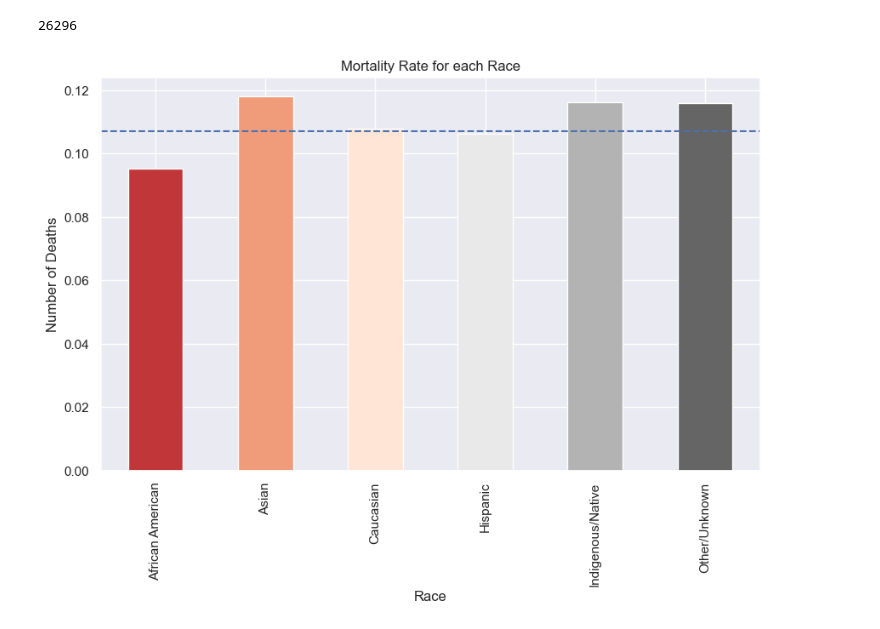
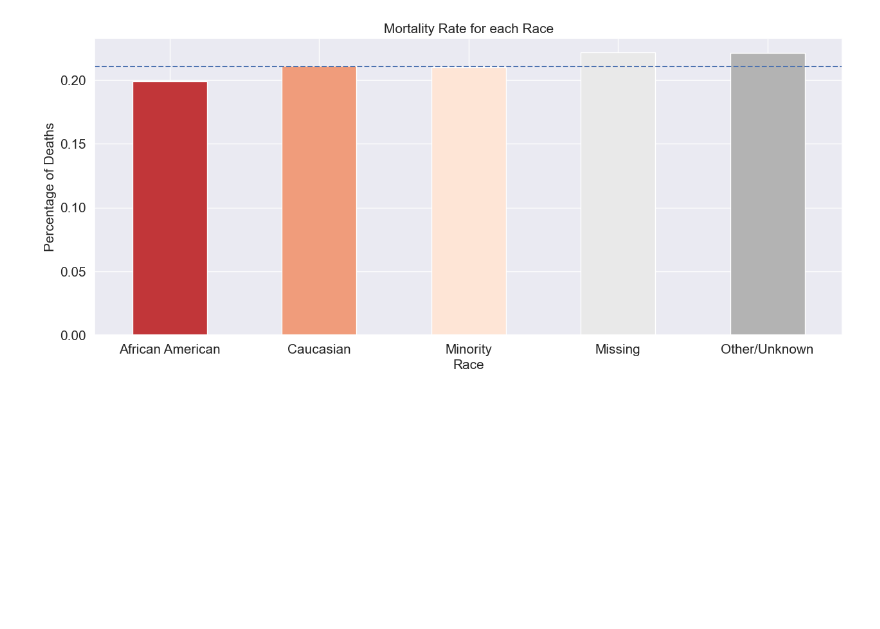
Before and after one commit to sebasmos/Data-Drift, a Jupyter notebook: patients.ipynb, the cells around one changed output. Saved outputs shown, nothing was run; the diff lists cells and outputs as text; code cells hidden in the pictures; blank space fills up the shorter version.

```diff
--- a/patients.ipynb
+++ b/patients.ipynb
@@ -108,2 +92,4 @@ df = pd.concat([df_old, df_new], axis=0, ignore_index=True)
+# %%
+df_first_admission = df_pre_clean[df_pre_clean['HOSP_NUM'] == 1]
 # %%
-df = df[df['has_sepsis'] == 1]
+df = df_first_admission[df_first_admission['has_sepsis'] == 1]
@@ -121,6 +111,4 @@ df['set'] = df['hospitaldischargeyear'].apply(
         )
     )
 )
-# %%
-df = df.dropna(subset=['hospitaldischargeyear', 'hosp_los', 'hosp_mortality', 'set', 'age_num', 'ethnicity', 'region'])
 # %%
@@ -130,6 +124,12 @@ len(df)
 # %%
 df['los_7d'] = df['hosp_los'].apply(lambda x: 1 if x >= 7 else 0)
+# df['ethnicity'] = df['ethnicity'].replace({'Black/African American': 'African American',
+#                                            '': 'Missing',
+#                                            'Native American':'Indigenous/Native'})
 df['ethnicity'] = df['ethnicity'].replace({'Black/African American': 'African American',
-                                           '': 'Other/Unknown',
-                                           'Native American':'Indigenous/Native'})
-df = df.fillna({'ethnicity':'Other/Unknown'})
+                                           'Indigenous/Native': 'Minority',
+                                           '': 'Minority',
+                                           'Asian': 'Minority',
+                                           'Hispanic': 'Minority',
+                                           'Native American':'Minorty'})
+df = df.fillna({'ethnicity':'Missing'})
@@ -225,17 +182,19 @@ plt.show()
-# %%
-len(df)
-# %% [output]
-26296
 # %%
-plt.figure(figsize=(10, 6))
+plt.figure(figsize=(15, 6))
 df.groupby('ethnicity')['hosp_mortality'].mean().plot(kind='bar', color=sns.color_palette('RdGy'))
 
-plt.xlabel('Race')
-plt.ylabel('Number of Deaths')
-plt.title('Mortality Rate for each Race')
-plt.axhline(y=df['hosp_mortality'].mean(),linestyle='--')
+plt.xlabel('Race', fontsize=15)
+plt.ylabel('Percentage of Deaths', fontsize=15)
+plt.title('Mortality Rate for each Race', fontsize=15)
+plt.axhline(y=df['hosp_mortality'].mean(), linestyle='--')
+
+# Adjust the tick label sizes
+plt.xticks(fontsize=15)
+plt.xticks(rotation=0)
+
+plt.yticks(fontsize=15)
 
 # Show the plot
 plt.show()
 # %% [output]
-[figure, old version]
+[figure, new version]
```
Also changed, not shown: parts of 42 cells of this notebook, 9 other files.
